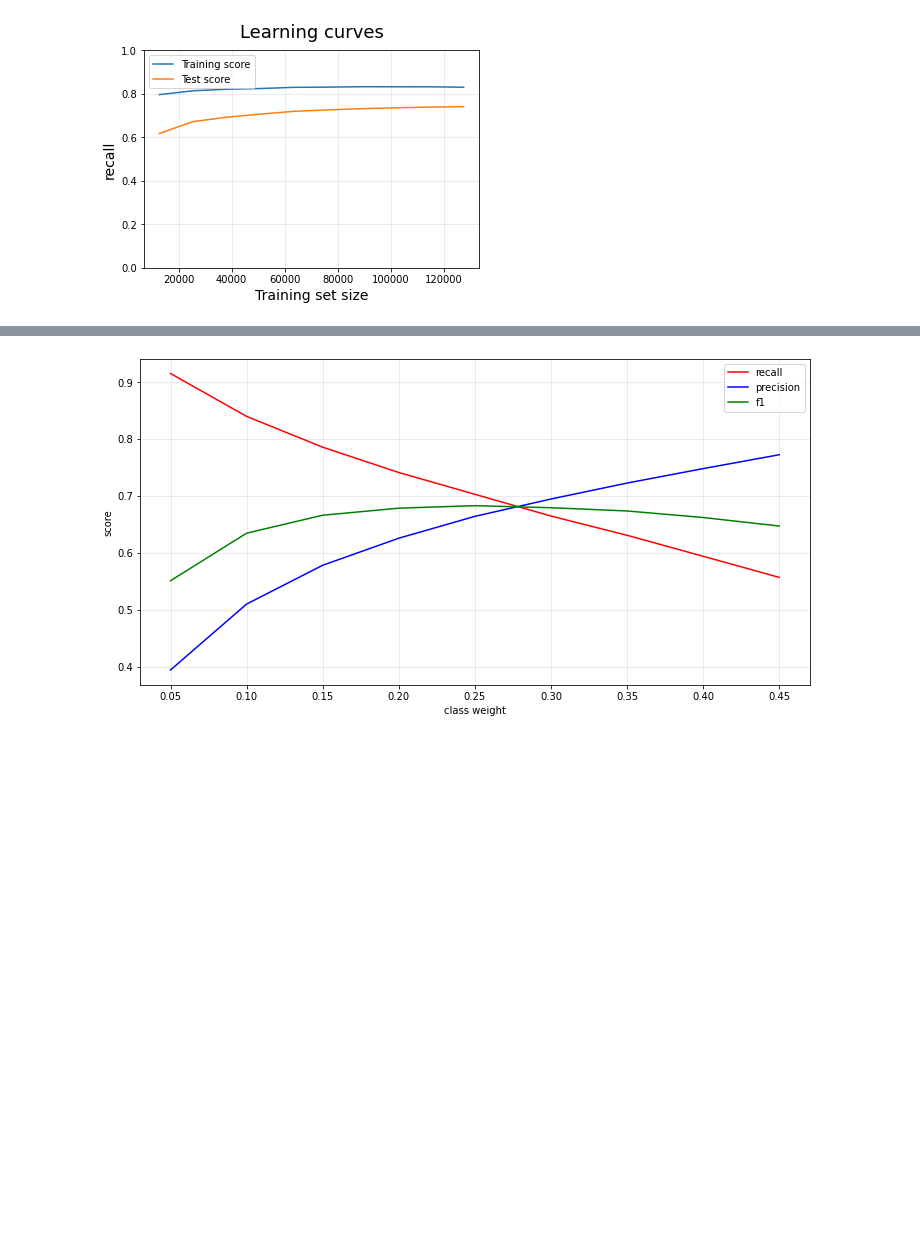
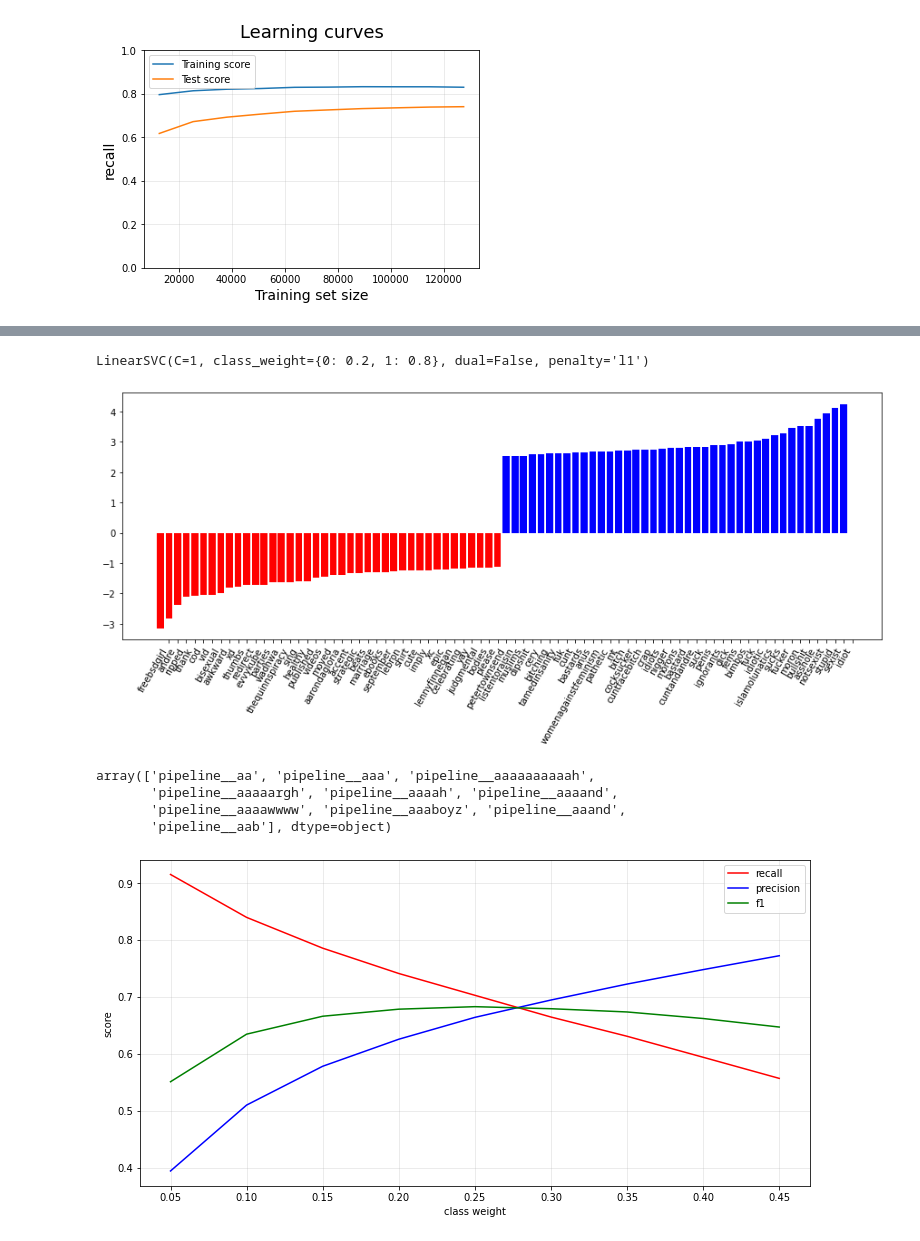
Before and after one commit to juanpedrobesenyi/cyberbullying, a Jupyter notebook: notebooks/pjcopado/04_machine_learning_tunning-Copy1.ipynb, the cells around one changed output, grey strips where cells are left out. Cells and saved outputs as stored; diff of their text form; code cells hidden in the pictures; blank space fills up the shorter version.

```diff
--- a/notebooks/pjcopado/04_machine_learning_tunning-Copy1.ipynb
+++ b/notebooks/pjcopado/04_machine_learning_tunning-Copy1.ipynb
@@ -52,7 +52,7 @@ def plot_dist(df):
 # %% [markdown]
 Tomamos una muestra del dataset para investigar
 # %%
-percentage_used = 1
+percentage_used = 0.1
 df_sample = df_lem.sample(frac=percentage_used, random_state=0)
 # %%
 plot_dist(df_sample)
@@ -446,3 +504,33 @@ plt.legend();
+# %%
+X_train_vec = vectorizer.fit_transform(X_train['text'])
+# %%
+model.fit(X_train_vec, y_train)
+# %% [output]
+LinearSVC(C=1, class_weight={0: 0.2, 1: 0.8}, dual=False, penalty='l1')
+# %%
+def plot_coefficients(classifier, feature_names, top_features=40):
+    coef = classifier.coef_.ravel()
+    top_positive_coefficients = np.argsort(coef)[-top_features:]
+    top_negative_coefficients = np.argsort(coef)[:top_features]
+    top_coefficients = np.hstack([top_negative_coefficients, top_positive_coefficients])
+    # create plot
+    plt.figure(figsize=(15, 5))
+    colors = ['red' if c < 0 else 'blue' for c in coef[top_coefficients]]
+    plt.bar(np.arange(2 * top_features), coef[top_coefficients], color=colors)
+    feature_names = np.array(feature_names)
+    plt.xticks(np.arange(1, 1 + 2 * top_features), feature_names[top_coefficients], rotation=60, ha='right')
+    plt.show()
+
+plot_coefficients(model, vectorizer.get_feature_names_out())
+# %% [output]
+[figure, added]
+# %%
+pipe[:-1].get_feature_names_out()[:10]
+# %% [output]
+array(['pipeline__aa', 'pipeline__aaa', 'pipeline__aaaaaaaaaah',
+       'pipeline__aaaaargh', 'pipeline__aaaah', 'pipeline__aaaand',
+       'pipeline__aaaawwww', 'pipeline__aaaboyz', 'pipeline__aaand',
+       'pipeline__aab'], dtype=object)
 # %%
 def tune_threshold_2(C=1):
     score_results = {'class_weight': [], 'accuracy': [], 'precision': [], 'recall': [], 'f1': [], 'time': []}
```
Also changed, not shown: parts of 7 cells of this notebook, 4 other files.
